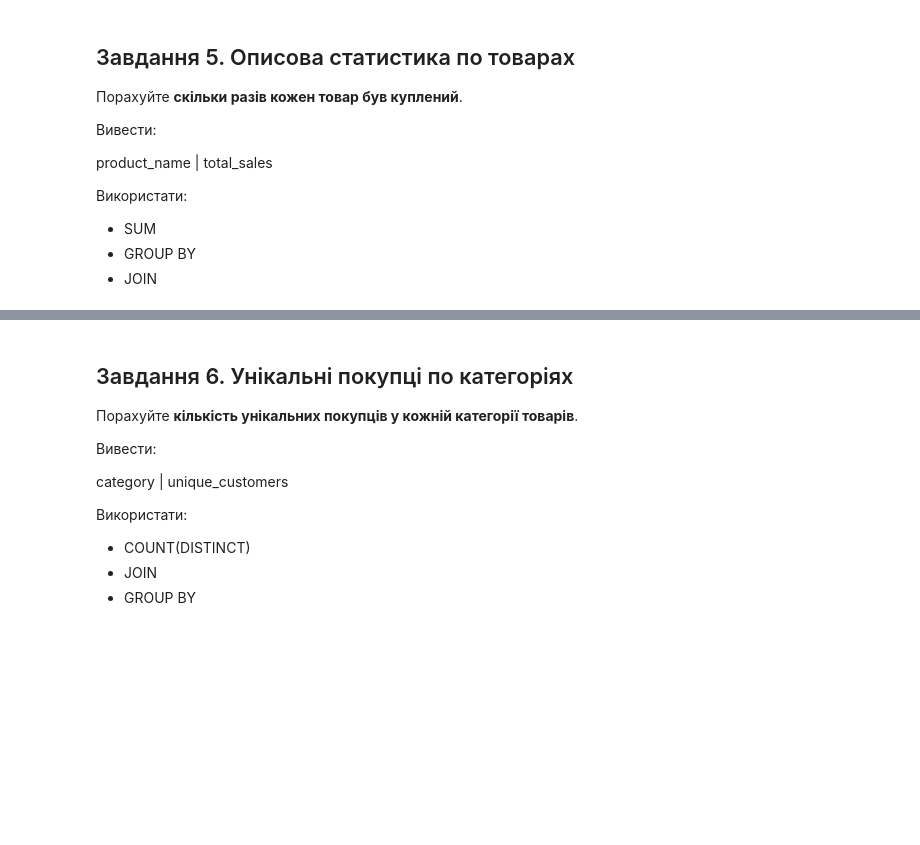
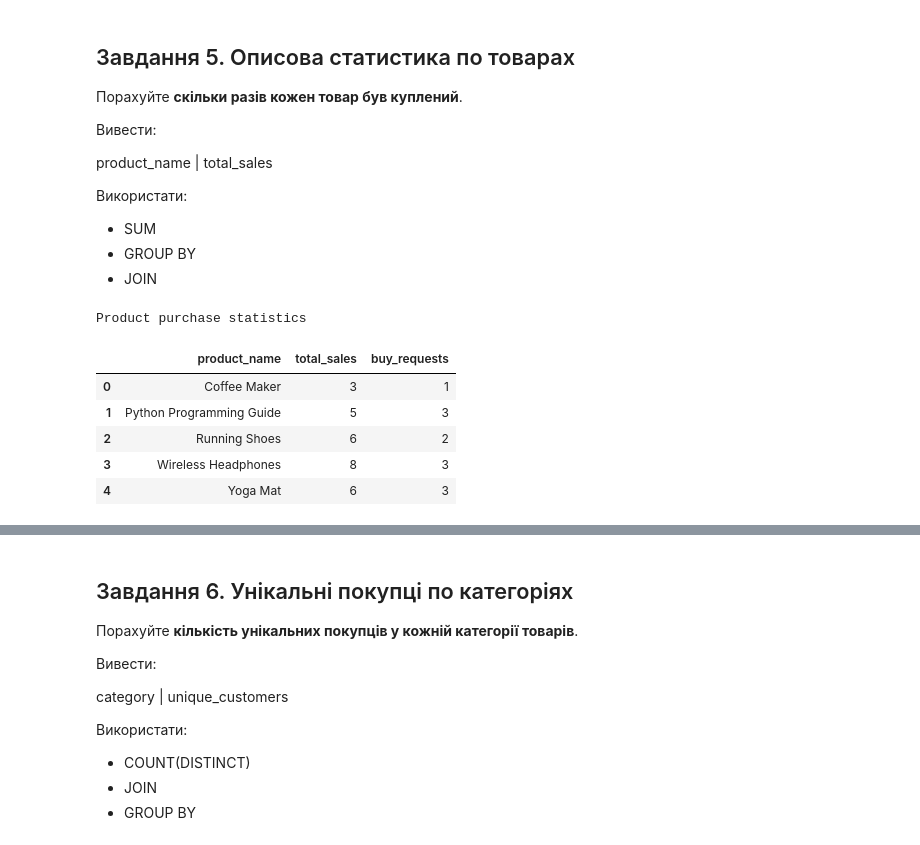
Before and after one commit to BogdanPinchuk/DataScience-PBY_HW7, a Jupyter notebook: Bohdan_Pinchuk_DS_HW7.ipynb, the cells around one changed output, grey strips where cells are left out. Saved outputs shown, nothing was run; the diff lists cells and outputs as text; code cells hidden in the pictures; blank space fills up the shorter version.

```diff
--- a/Bohdan_Pinchuk_DS_HW7.ipynb
+++ b/Bohdan_Pinchuk_DS_HW7.ipynb
@@ -611,3 +611,47 @@ product_name | total_sales
 - SUM
 - GROUP BY
 - JOIN
+# %%
+#### Variant №1 ####
+
+import jinja2
+import sqlite3
+import pandas as pd
+
+# Input data
+# Solution
+# SQL
+conn = sqlite3.connect(db_file_name)
+cursor = conn.cursor()
+
+# Extract data from DB
+cursor.execute("""
+SELECT products.product_name,
+       SUM(order_items.quantity)    AS total_sales,
+       COUNT(products.product_name) AS buy_requests
+FROM order_items
+         JOIN orders ON order_items.order_id = orders.id
+         JOIN products ON order_items.product_id = products.id
+         JOIN customers ON orders.customer_id = customers.id
+GROUP BY products.product_name;
+""")
+
+# Extract column names
+columns_names = [column_name[0] for column_name in cursor.description]
+# Extract data
+table_data = cursor.fetchall()
+
+conn.close()
+
+# Print results
+df = (pd.DataFrame(table_data, columns=columns_names).style.
+      set_caption("Product purchase statistics"))
+display(df)
+# %% [output]
+Product purchase statistics
+|  | product_name | total_sales | buy_requests |
+| 0 | Coffee Maker | 3 | 1 |
+| 1 | Python Programming Guide | 5 | 3 |
+| 2 | Running Shoes | 6 | 2 |
+| 3 | Wireless Headphones | 8 | 3 |
+| 4 | Yoga Mat | 6 | 3 |
```
Also changed, not shown: parts of 3 cells of this notebook.
